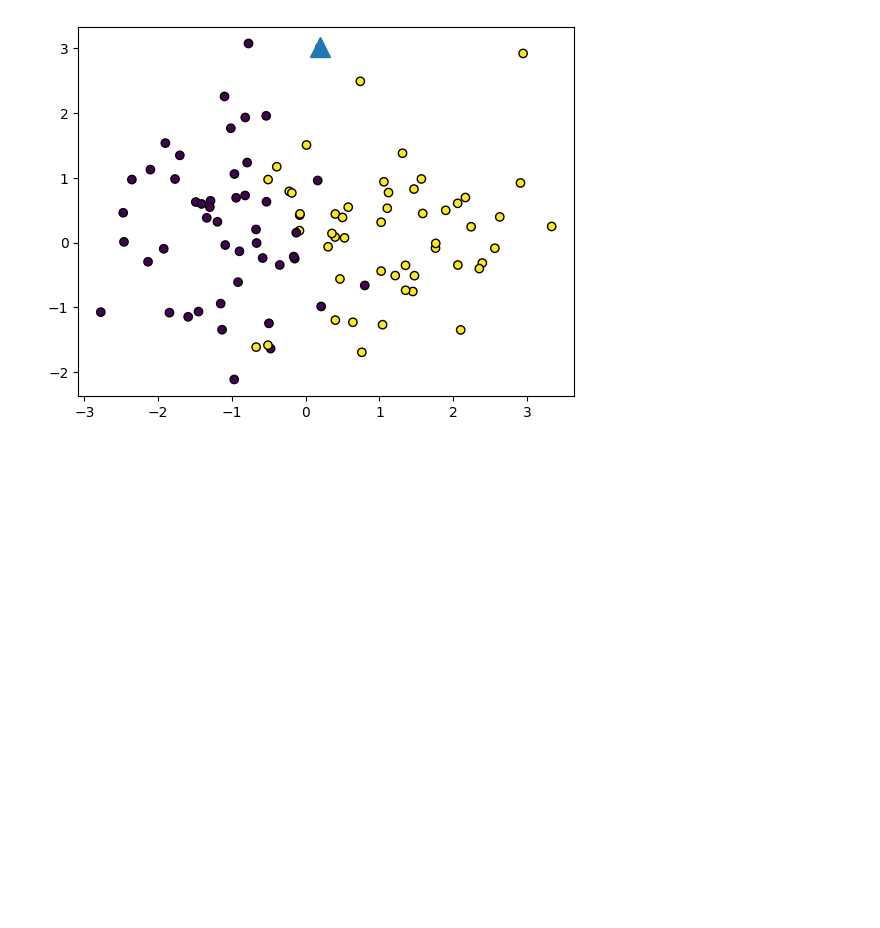
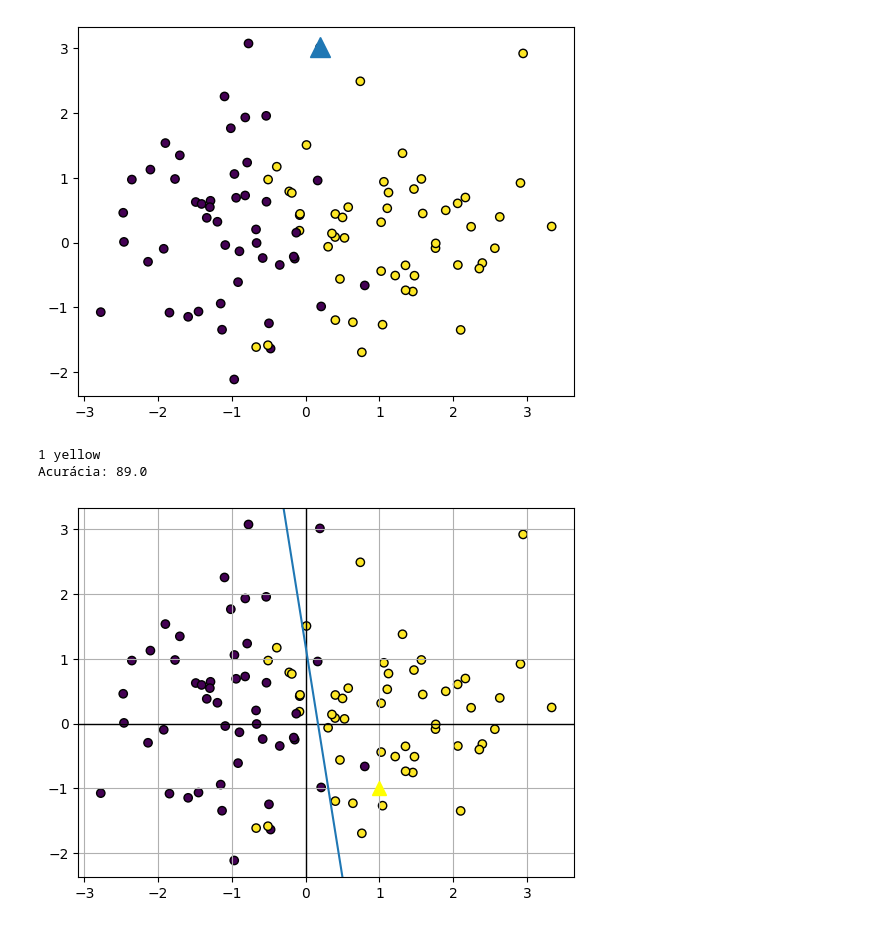
Before and after one commit to Marvinx9/classificacao-linear, a Jupyter notebook: classificacao-linear.ipynb, the cells around one changed output. Cells and saved outputs as stored; diff of their text form; code cells hidden in the pictures; blank space fills up the shorter version.

```diff
--- a/classificacao-linear.ipynb
+++ b/classificacao-linear.ipynb
@@ -64,13 +64,48 @@ plt.plot(p[0], p[1], marker='^', markersize=15)
 [<matplotlib.lines.Line2D at 0x...>]
 [figure]
 # %%
+def plotmodel(w1, w2, b):
+    plt.scatter(X[:, 0], X[:, 1], marker='o', c=Y, edgecolors='k')
+
+    xmin, xmax = plt.gca().get_xlim()
+    ymin, ymax = plt.gca().get_ylim()
+    x = np.linspace(-2, 4, 50)
+    y = (-w1*x -b)/w2
+
+    plt.axvline(0, -1, 1, color='k', linewidth=1)
+    plt.axhline(0, -2, 4, color='k', linewidth=1)
+    plt.plot(x, y)
+    plt.grid(True)
+
+    plt.xlim(xmin, xmax)
+    plt.ylim(ymin, ymax)
+
 def classify(ponto, w1, w2, b):
     ret = w1 * ponto[0] + w2 * ponto[1] + b
 
     if ret >= 0:
+        return 0, 'blue'
+    else:
         return 1, 'yellow'
-    else:
-        return 0, 'blue'
 
-p = (2, -1)
+p = (1, -1)
+w1 = -3
+w2 = -0.42
+b = 0.5
 classe, cor = classify(p, w1, w2, b)
+print(classe, cor)
+
+plotmodel(w1, w2, b)
+plt.plot(p[0], p[1], marker='^', color=cor, markersize=10)
+
+acertos = 0
+for k in range(len(X)):
+    categ, _ = classify(X[k], w1, w2, b)
+    if categ == Y[k]:
+        acertos += 1
+
+print("Acurácia: {0}".format(100*acertos/len(X)))
+# %% [output]
+1 yellow
+Acurácia: 89.0
+[figure, added]
```
